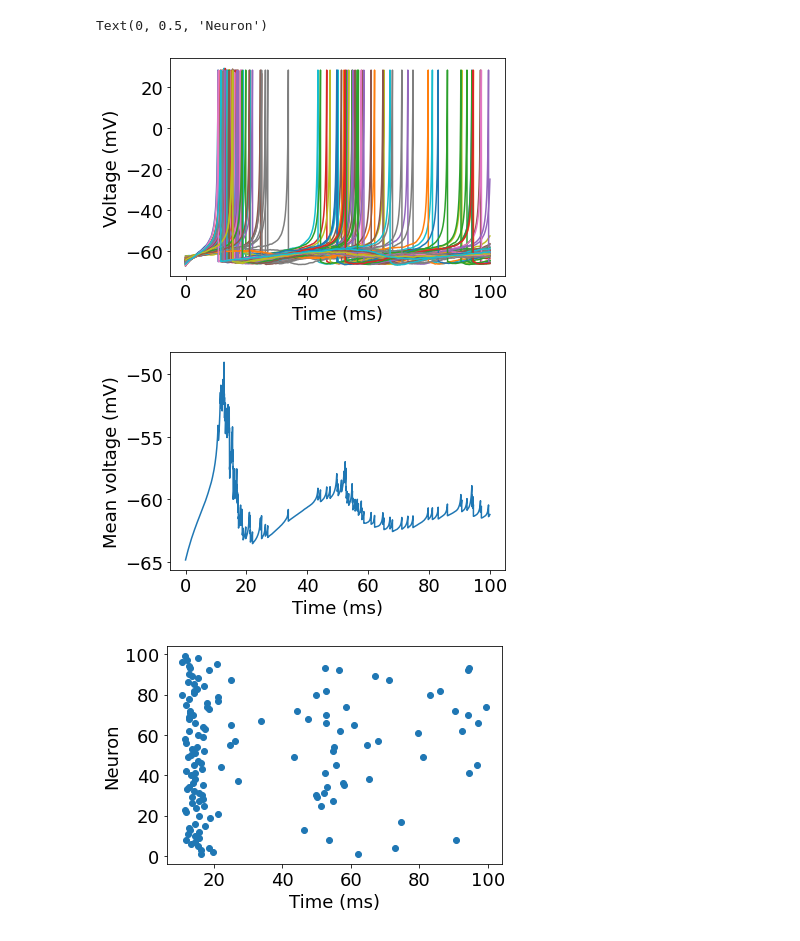
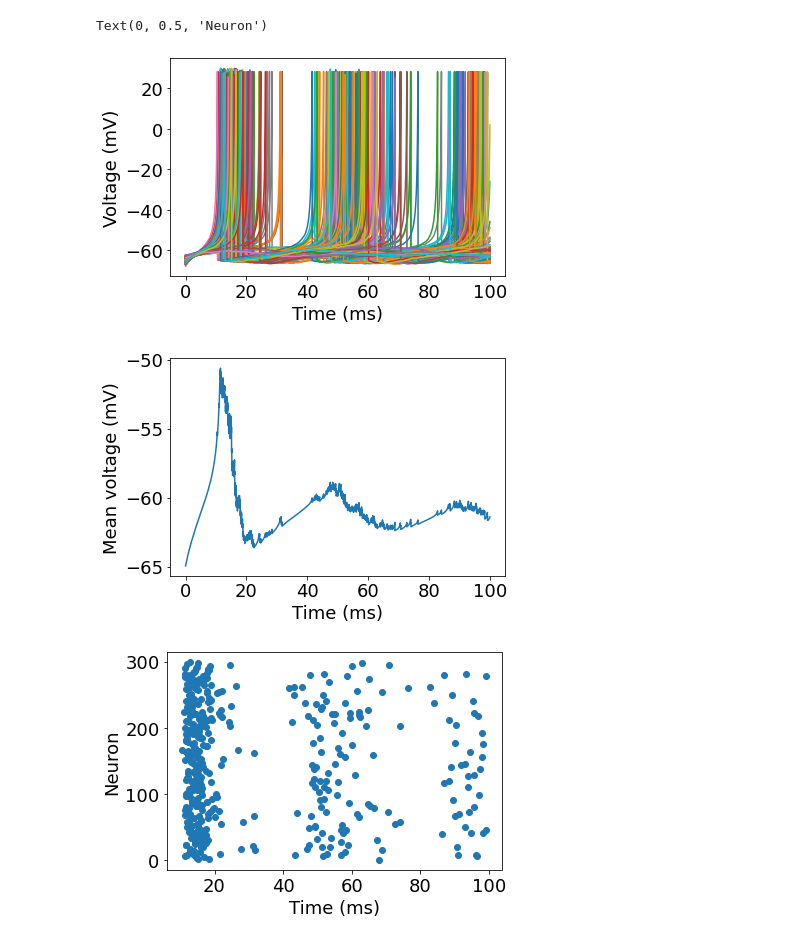
Before and after one commit to davidkelly2002/Final-Year-Project, a Jupyter notebook: Basic Neuron Model.ipynb, the cells around one changed output. Saved outputs shown, nothing was run; the diff lists cells and outputs as text; code cells hidden in the pictures.

```diff
--- a/Basic Neuron Model.ipynb
+++ b/Basic Neuron Model.ipynb
@@ -7,7 +7,7 @@ import seaborn as sns
 np.random.seed(101)
 
 # Numerical parameters
-N = 100               # Number of neurons
+N = 300               # Number of neurons
 T = 100             # Final time in ms
 M = 50000           # Max number of spikes
 dt = 0.005
@@ -23,16 +23,12 @@ d = -1
 v_reset = c
 v_thresh = 30
 
-
 v_init = np.random.normal(-65, 1, size=(N))
-u_init = b*v_init  # Not sure what u_init should be
-
+u_init = 0.26*v_init  # Not sure what u_init should be
 
 t_all = np.array([t0])
 y_0 = np.concatenate([v_init, u_init])
 y_all = np.reshape(y_0, (y_0.shape[0], 1))
-
-
 
 def dxdt(t, x, k, a, b, I):
     v = x[:N]
@@ -43,23 +39,17 @@ def dxdt(t, x, k, a, b, I):
 
     return np.concatenate([dvdt, dudt])
 
-
-
 def v_spike(t, x, k, a, b, I):
     return x[:N].max() - v_thresh
 v_spike.terminal = True
 v_spike.direction = 1
 
-
-
 spike_times = np.zeros((M, 2))
 spikeCounter = 0
 i = 0
 
-
 while i < M and t0 < T:
     y0 = np.concatenate([v_init, u_init])
-
 
     sol_v = solve_ivp(dxdt, [t0, T], y0, args=(k, a, b, I), dense_output=True,
                       events=v_spike, rtol=1e-8)
@@ -69,32 +59,24 @@ while i < M and t0 < T:
     t = np.linspace(t0, t_end, steps)
     y = sol_v.sol(t)
 
-
     t_all = np.concatenate([t_all, t[:-1]], axis=0)
     y_all = np.concatenate([y_all, y[:, :-1]], axis=1)
-
 
     t0 = t_end
     v_init = y[:N, -1]
     u_init = y[N:2*N, -1]
 
-
     if len(sol_v.t_events[0]) > 0:
         spike = v_init.argmax()
 
-
         v_init[spike] = v_reset
         u_init[spike] += d  # Check this is correct
-
 
         spike_times[spikeCounter, :] = [t0, spike]
         spikeCounter = spikeCounter + 1
         i += 1
 
-
-
-
-colours = sns.color_palette('deep')
+        colours = sns.color_palette('deep')
 font = {'family': 'Times', 'weight': 'normal', 'size': 18}
 plt.rc('font', **font)
 
@@ -109,7 +91,6 @@ plt.plot(t_all,y_all[:N,:].mean(axis=0))
 plt.xlabel('Time (ms)')
 plt.ylabel('Mean voltage (mV)')
 
-
 spike_times = spike_times[:spikeCounter, :]
 plt.figure()
 plt.scatter(spike_times[:, 0], spike_times[:, 1])
@@ -127,16 +109,15 @@ from scipy.integrate import solve_ivp
 import seaborn as sns
 from scipy.interpolate import interp1d
 
+# This code adds J
 np.random.seed(101)
 
-# Numerical parameters
-N = 100
+N = 300
 T = 100
 M = 50000
 dt = 0.005
 t0 = 0
 
-# Model parameters
 k = 1
 I = 0.15
 a = 0.1
@@ -151,13 +132,13 @@ sigma_N = 0.5         # Noise amplitude / Standard Deviation
 
 
 v_init = np.random.normal(-65, 1, size=(N))
-u_init = b*v_init
+u_init = 0.26*v_init
 
 # Time points for noise sampling every 0.1 ms
 noise_sample_times = np.arange(t0, T, 0.1)
 noise_samples = np.random.normal(0, sigma_N, size=(len(noise_sample_times), N))
 
-# Interpolate noise at finer time resolution
+# Interpolate noise
 noise_interp = interp1d(noise_sample_times, noise_samples, kind='linear', axis=0, fill_value="extrapolate")
 
 
@@ -175,9 +156,9 @@ def dxdt(t, x, k, a, b, I):
     v = x[:N]
     u = x[N:2*N]
 
-    noise_term = noise_interp(t)
+    J = noise_interp(t)
 
-    dvdt = k * (0.04 * v**2 + 5 * v + 140 - u + I + noise_term)
+    dvdt = k * (0.04 * v**2 + 5 * v + 140 - u + I) + J
     dudt = k * a * (b * v - u)
 
     return np.concatenate([dvdt, dudt])
@@ -220,33 +201,33 @@ while i < M and t0 < T:
         spikeCounter += 1
         i += 1
 
 
 colours = sns.color_palette('deep')
 font = {'family': 'Times', 'weight': 'normal', 'size': 18}
 plt.rc('font', **font)
 
 
 plt.figure()
 plt.plot(t_all, y_all[:N, :].T)
 plt.xlabel('Time (ms)')
 plt.ylabel('Voltage (mV)')
 
 
 
 plt.figure()
 plt.plot(t_all, y_all[:N, :].mean(axis=0))
 plt.xlabel('Time (ms)')
 plt.ylabel('Mean voltage (mV)')
 
 
 
 spike_times = spike_times[:spikeCounter, :]
 plt.figure()
 plt.scatter(spike_times[:, 0], spike_times[:, 1])
 plt.xlabel('Time (ms)')
 plt.ylabel('Neuron')
 # %% [output]
 Text(0, 0.5, 'Neuron')
-[figure, old version]
+[figure, new version]
-[figure, old version]
+[figure, new version]
-[figure, old version]
+[figure, new version]
```
Also changed, not shown: parts of 2 cells of this notebook.
